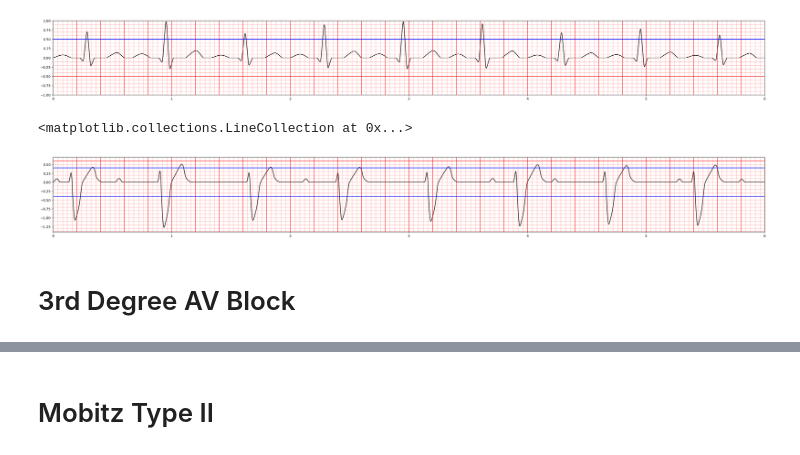
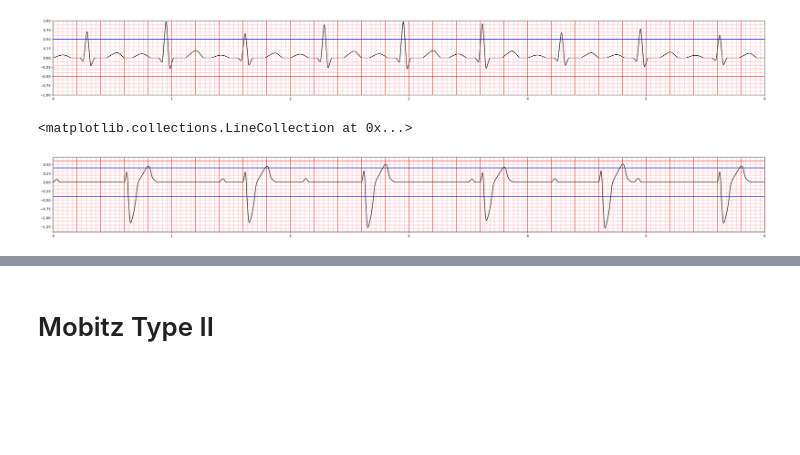
Before and after one commit to joonhaim/edupace, a Jupyter notebook: simulator-interface/ecg/ECG simulation - more organised version.ipynb, the cells around one changed output, grey strips where cells are left out. Drawn from its saved outputs; the diff is of its cells as text; code cells hidden in the pictures; blank space fills up the shorter version.

Commit message:
Update ECG simulation - more organised version.ipynb
3rd degree heart block simulation working now

```diff
--- a/simulator-interface/ecg/ECG simulation - more organised version.ipynb
+++ b/simulator-interface/ecg/ECG simulation - more organised version.ipynb
@@ -487,7 +487,7 @@ def third_deg_heart_block(ecg_func,iterations,sensitivity,output,rate,patient_HR
         paced_y *= scaling_factor_y_paced
 
         if wave_num == 0: #First beat
-            PR_dist = PP_interval/4 + 0.02*np.random.random()-0.01 #Initial random PR interval
+            PR_dist = PP_interval - (0.1*np.random.random()+0.1)
             Rx += PR_dist #Shift R wave by PR distance
 
             storage[0,wave_num] = wave_num
@@ -787,9 +787,9 @@ def third_deg_heart_block(ecg_func,iterations,sensitivity,output,rate,patient_HR
 t = np.linspace(0,1,101)
 iterations = 20
 sensitivity = 0.4
-output = 1.9
-rate = 70
-patient_HR = 80
+output = 1.3
+rate = 80
+patient_HR = 60
 x,y = third_deg_heart_block(ECG_wave, iterations,sensitivity,output,rate,patient_HR,asynchronous=False)
 
 fig2, ax2 = plt.subplots(figsize=(38, 4))
@@ -800,33 +800,31 @@ ax2.set_xlim(0, 6)
 ax2.set_ylim(-1.4, 0.7)
 
 # compute line positions
 big_lines_v = np.arange(0, 8, 0.2)
 small_lines_v = np.arange(0, 8, 0.04)
 big_lines_h = np.arange(-1.5, 1.5, 1)
 small_lines_h = np.arange(-1.5, 1.5, 0.1)
 
 ymin, ymax = ax2.get_ylim()
 xmin, xmax = ax2.get_xlim()
 
 # compute line positions
 big_lines_v = np.arange(0, 10, 0.2)
 small_lines_v = np.arange(0, 10, 0.04)
 big_lines_h = np.arange(-1.4, 0.7, 1)
 small_lines_h = np.arange(-1.4, 0.7, 0.1)
 
 # draw vertical lines (from ymin to ymax) in a single call each
 ax2.vlines(big_lines_v, ymin, ymax, colors='red', alpha=0.7, linewidth=1.5)
 ax2.vlines(small_lines_v, ymin, ymax, colors='red', alpha=0.3, linewidth=1)
 
 # draw horizontal lines (from xmin to xmax)
 ax2.hlines(big_lines_h, xmin, xmax, colors='red', alpha=0.7, linewidth=1.5)
 ax2.hlines(small_lines_h, xmin, xmax, colors='red', alpha=0.3, linewidth=1)
 
 #Line to indicate sensitivity setting
 ax2.hlines(sensitivity, xmin, xmax, colors='blue', alpha=1, linewidth=1.5)
 ax2.hlines(-sensitivity, xmin, xmax, colors='blue', alpha=1, linewidth=1.5)
 # %% [output]
 <matplotlib.collections.LineCollection at 0x...>
-[figure, old version]
+[figure, new version]
-# %% [markdown]
-# 3rd Degree AV Block #
```
Also changed, not shown: parts of 2 cells of this notebook.
